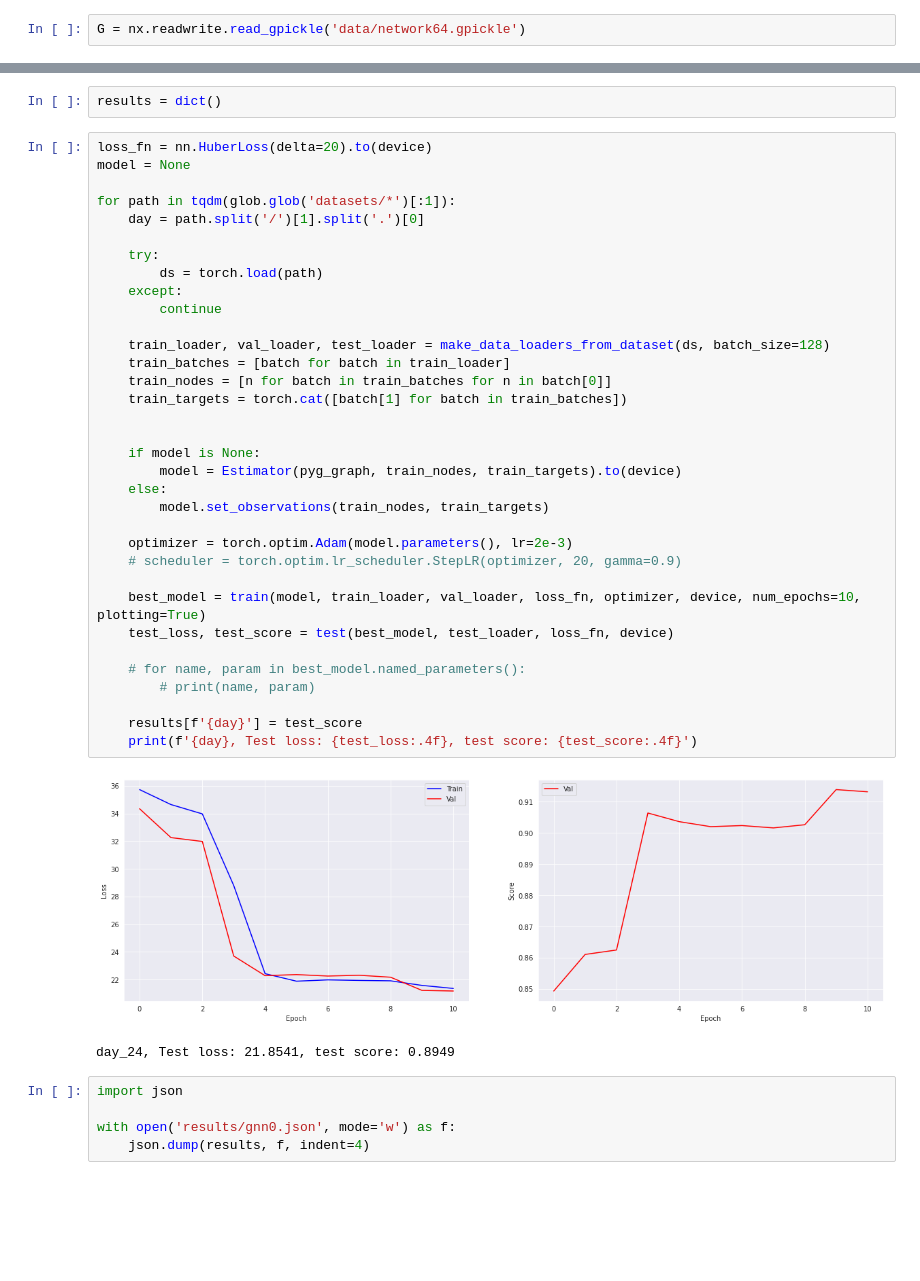
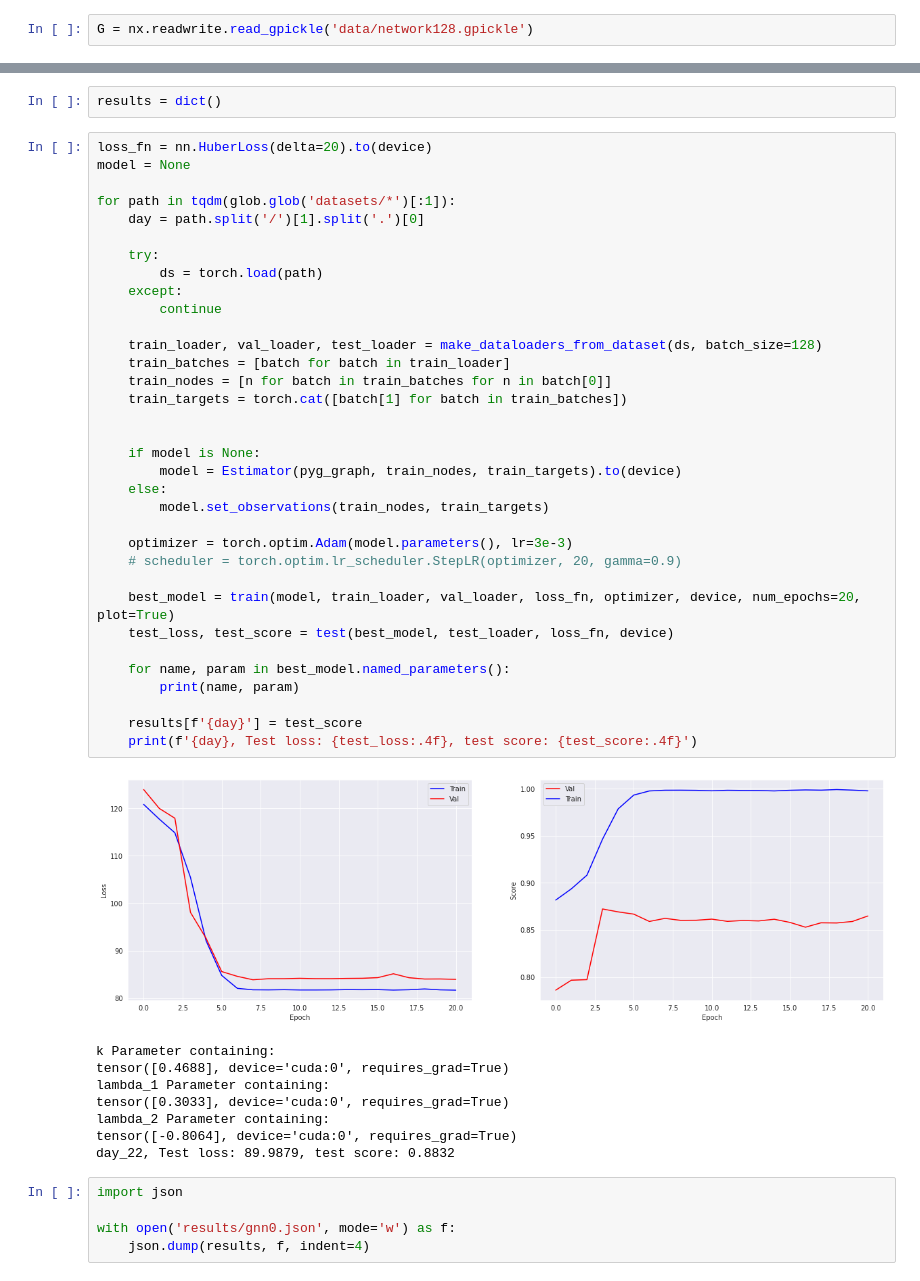
Before and after one commit to Eldervald/traffic-extrapolation, a Jupyter notebook: tlc/gnn0_with_knn.ipynb, the cells around one changed output, grey strips where cells are left out. Cells and saved outputs as stored; diff of their text form; blank space fills up the shorter version.

```diff
--- a/tlc/gnn0_with_knn.ipynb
+++ b/tlc/gnn0_with_knn.ipynb
@@ -34,7 +34,7 @@ from IPython.display import clear_output
 
 device = torch.device('cuda:0') if torch.cuda.is_available() else torch.device('cpu')
 # %%
-G = nx.readwrite.read_gpickle('data/network64.gpickle')
+G = nx.readwrite.read_gpickle('data/network128.gpickle')
 # %%
 # Pytorch geometric Data object. For now used only for storing node embedding.
 # Supposed to be used in the future for obtaining node embeddings.
@@ -101,40 +101,46 @@ results = dict()
 # %%
 loss_fn = nn.HuberLoss(delta=20).to(device)
 model = None
 
 for path in tqdm(glob.glob('datasets/*')[:1]):
     day = path.split('/')[1].split('.')[0]
 
     try:
         ds = torch.load(path)
     except:
         continue
 
-    train_loader, val_loader, test_loader = make_data_loaders_from_dataset(ds, batch_size=128)
+    train_loader, val_loader, test_loader = make_dataloaders_from_dataset(ds, batch_size=128)
     train_batches = [batch for batch in train_loader]
     train_nodes = [n for batch in train_batches for n in batch[0]]
     train_targets = torch.cat([batch[1] for batch in train_batches])
 
 
     if model is None:
         model = Estimator(pyg_graph, train_nodes, train_targets).to(device)
     else:
         model.set_observations(train_nodes, train_targets)
 
-    optimizer = torch.optim.Adam(model.parameters(), lr=2e-3)
+    optimizer = torch.optim.Adam(model.parameters(), lr=3e-3)
     # scheduler = torch.optim.lr_scheduler.StepLR(optimizer, 20, gamma=0.9)
 
-    best_model = train(model, train_loader, val_loader, loss_fn, optimizer, device, num_epochs=10, plotting=True)
+    best_model = train(model, train_loader, val_loader, loss_fn, optimizer, device, num_epochs=20, plot=True)
     test_loss, test_score = test(best_model, test_loader, loss_fn, device)
 
-    # for name, param in best_model.named_parameters():
-        # print(name, param)
+    for name, param in best_model.named_parameters():
+        print(name, param)
 
     results[f'{day}'] = test_score
     print(f'{day}, Test loss: {test_loss:.4f}, test score: {test_score:.4f}')
 # %% [output]
-[figure, old version]
+[figure, new version]
-day_24, Test loss: 21.8541, test score: 0.8949
+k Parameter containing:
+tensor([0.4688], device='cuda:0', requires_grad=True)
+lambda_1 Parameter containing:
+tensor([0.3033], device='cuda:0', requires_grad=True)
+lambda_2 Parameter containing:
+tensor([-0.8064], device='cuda:0', requires_grad=True)
+day_22, Test loss: 89.9879, test score: 0.8832
 # %%
 import json
 
```
Also changed, not shown: parts of 3 cells of this notebook, 4 other files.
